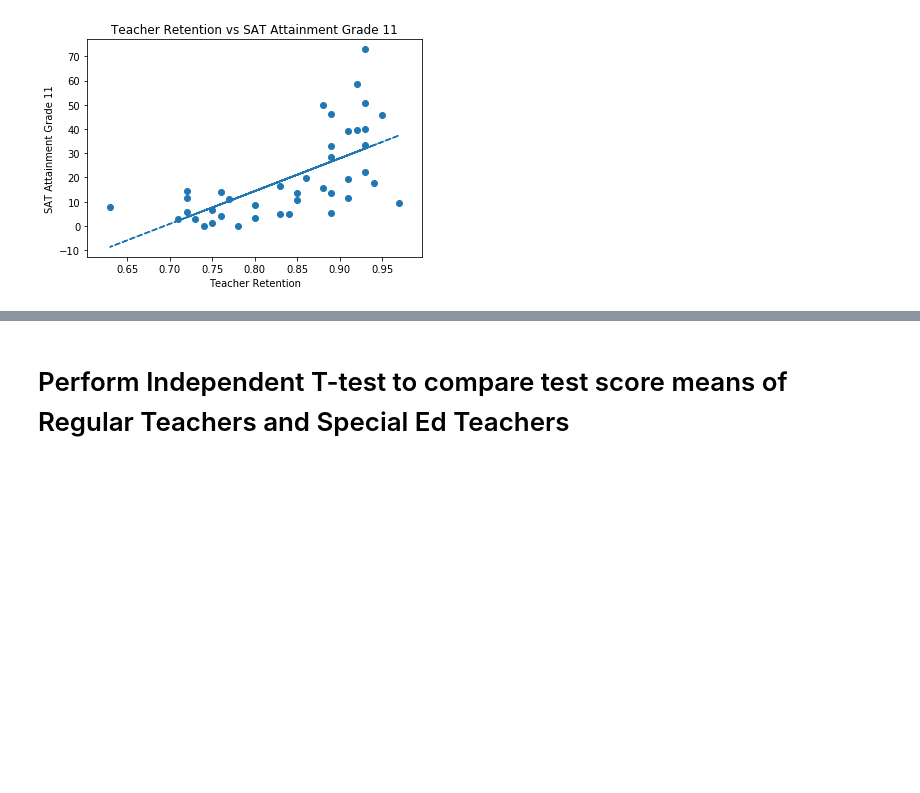
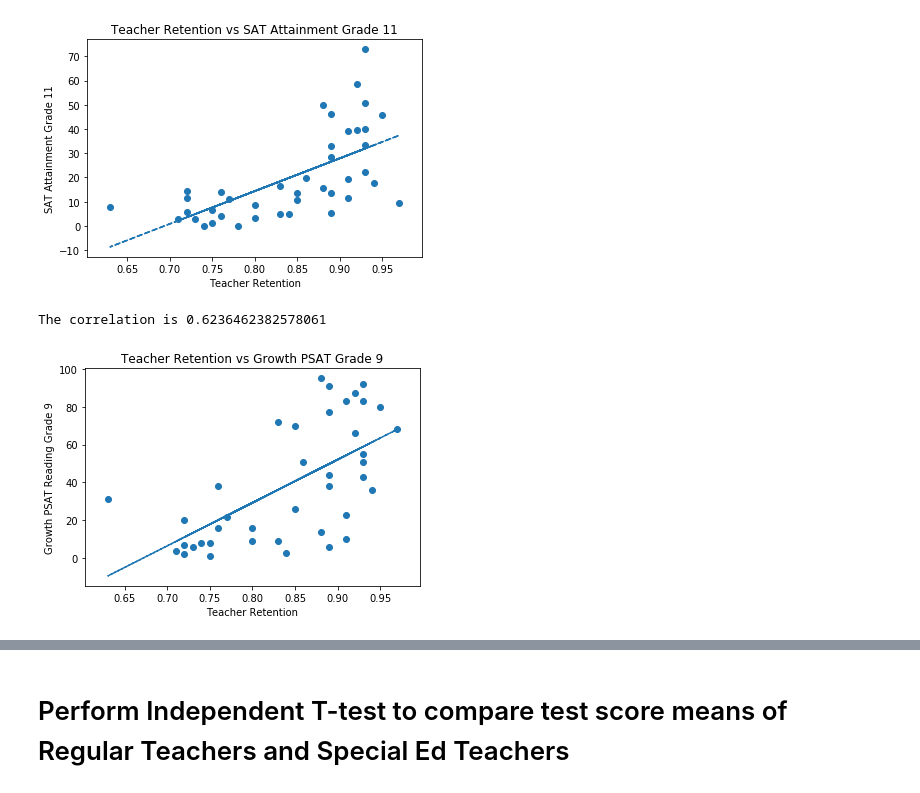
Before and after one commit to RiverJAM/CPS_Data_Analysis, a Jupyter notebook: playing_pies_watasha.ipynb, the cells around one changed output, grey strips where cells are left out. Cells and saved outputs as stored; diff of their text form; code cells hidden in the pictures; blank space fills up the shorter version.

Commit message:
Saves Watasha's latest changes with visuals

```diff
--- a/playing_pies_watasha.ipynb
+++ b/playing_pies_watasha.ipynb
@@ -334,3 +340,34 @@ print(f'The correlation is {correlation[0]}')
 # %% [output]
 The correlation is 0.633491053336498
 [figure]
+# %%
+wlh4=combined_df[['Department','Teacher_Retention','Growth_PSAT_Grade_9_School_Pct']]
+wlh_clean5=wlh4.dropna()
+
+wlh_clean5=wlh_clean5.loc[(wlh_clean5['Teacher_Retention']!='NAN')]
+wlh_clean5['Teacher_Retention'] = pd.to_numeric(wlh_clean5['Teacher_Retention'])
+
+x_values = wlh_clean5.groupby(['Department']).mean()['Teacher_Retention']
+y_values = wlh_clean5.groupby(['Department']).mean()['Growth_PSAT_Grade_9_School_Pct']
+plt.scatter(x_values, y_values)
+plt.xlabel('Teacher Retention')
+plt.ylabel('Growth PSAT Reading Grade 9')
+plt.title('Teacher Retention vs Growth PSAT Grade 9')
+
+# Perform a linear regression on Teacher Retention vs 10th Grade PSAT Growth
+
+vc_slope, vc_int, vc_r, vc_p, vc_std_err = st.linregress(x_values, y_values)
+
+# Create equation of line to calculate predicted 9th Grade PSAT Growth
+vc_fit = vc_slope * x_values + vc_int
+
+#plot regression line
+plt.plot(x_values,vc_fit,"--")
+
+correlation = st.pearsonr(x_values, y_values)
+print(f'The correlation is {correlation[0]}')
+
+plt.savefig("output_data/wlh4.png")
+# %% [output]
+The correlation is 0.6236462382578061
+[figure, added]
```
Also changed, not shown: parts of 15 cells of this notebook, 9 other files.
